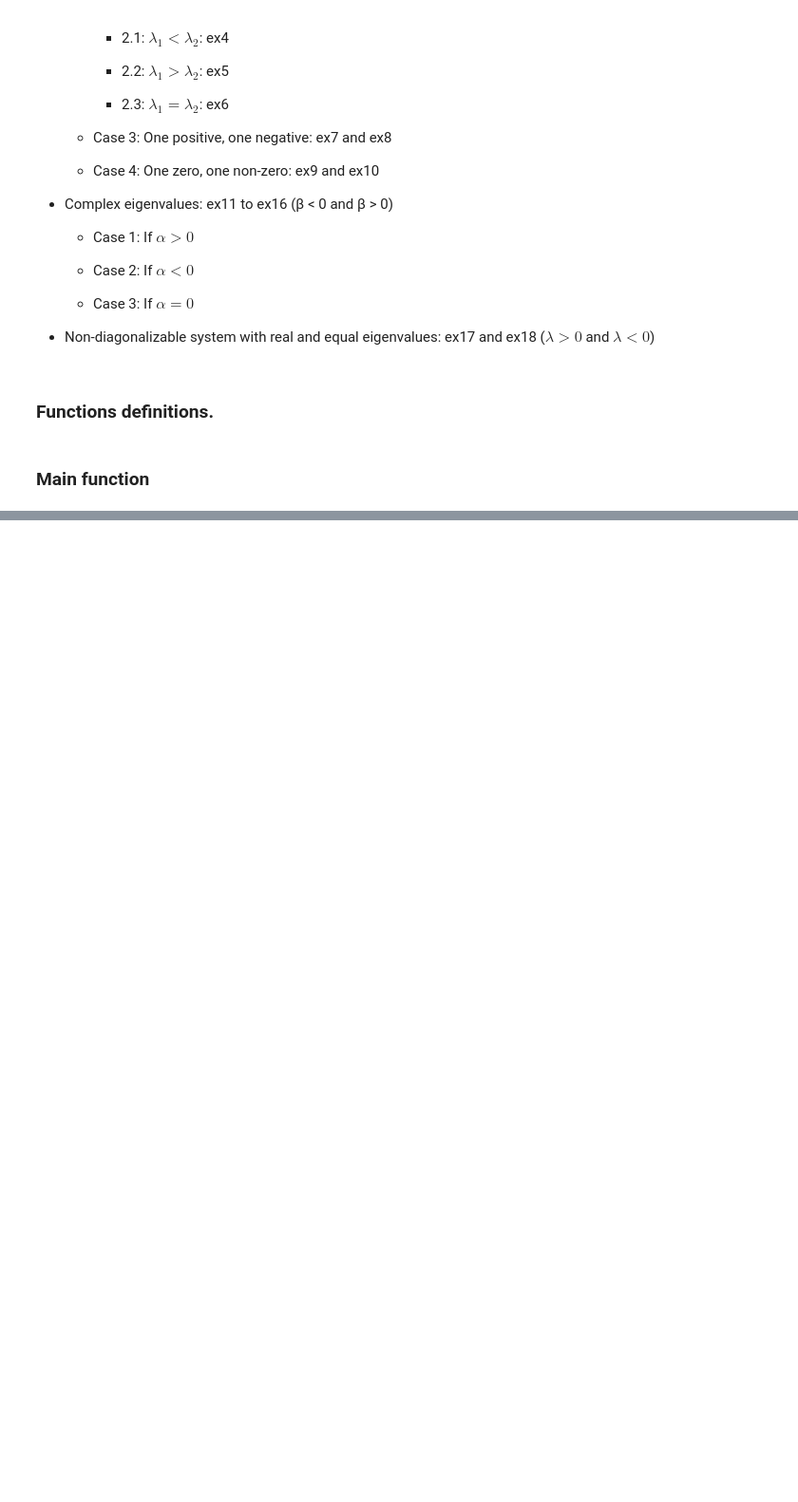
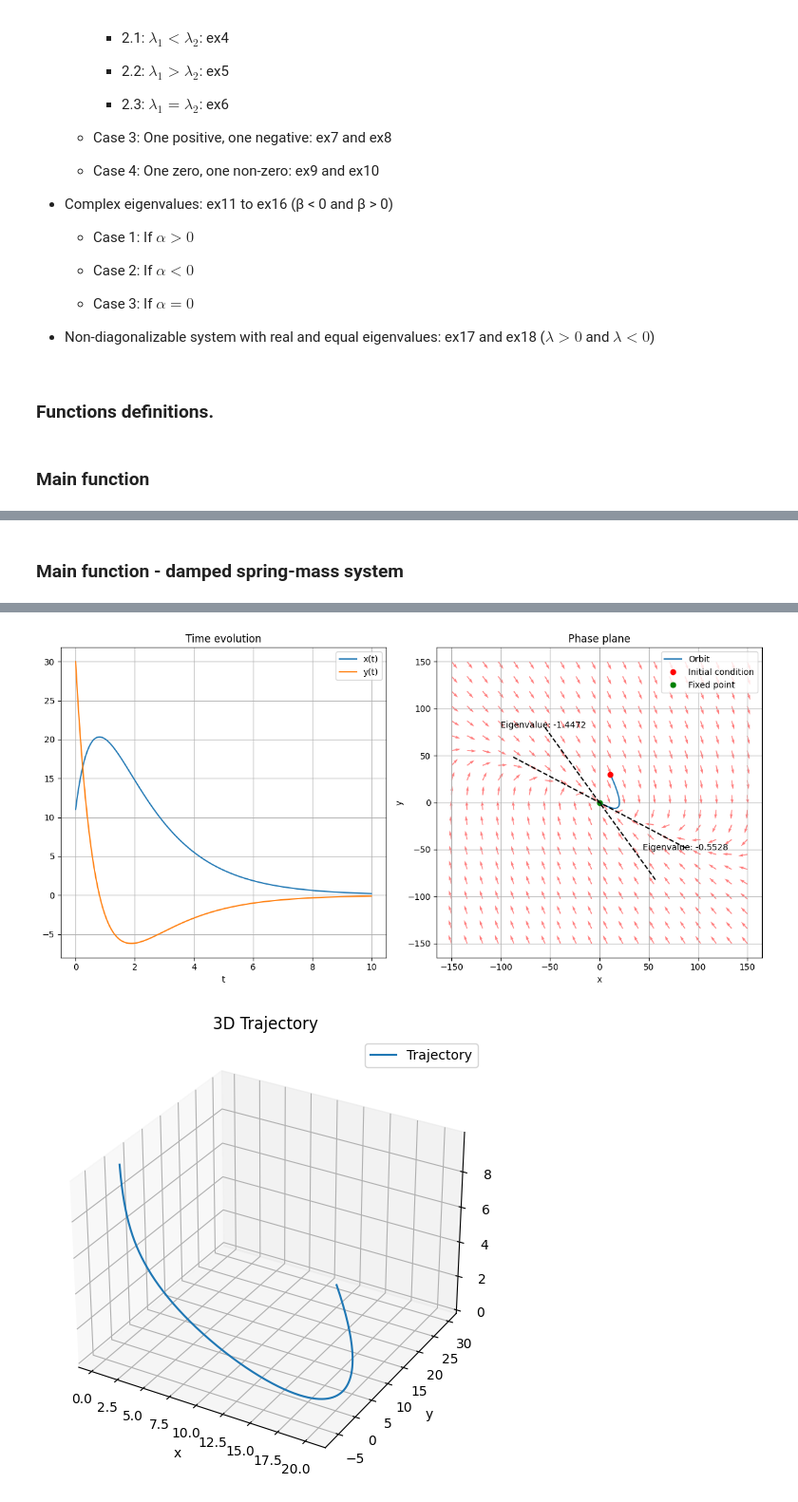
Before and after one commit to marcosgvjunior/Bidimensional-FirstOrder-Dynamical-Systems, a Jupyter notebook: BidimensionalFirstOrderODEs.ipynb, the cells around one changed output, grey strips where cells are left out. Shown at 95% size. Drawn from its saved outputs; the diff is of its cells as text; code cells hidden in the pictures; blank space fills up the shorter version.

```diff
--- a/BidimensionalFirstOrderODEs.ipynb
+++ b/BidimensionalFirstOrderODEs.ipynb
@@ -544,0 +557,67 @@ The fixed points are at x=-5e-324 and y=-5e-324
+# %% [markdown]
+### Main function -  damped spring-mass system
+# %%
+def main():
+    # Define parameter exs
+    param_exs = {
+        'overdamped': {"m": 1, "k": 0.8, "alpha": 2},  # alpha^2 > 4*m*k
+        'critically_damped': {"m": 1, "k": 0.4, "alpha": 1},  # alpha^2 = 4*m*k
+        'underdamped': {"m": 1, "k": 0.4, "alpha": 0.5},  # alpha^2 < 4*m*k
+        'undamped': {"m": 1, "k": 0.4, "alpha": 0}  # alpha = 0
+    }
+
+    # Select the parameter ex
+    selected_ex = 'overdamped'
+    m = param_exs[selected_ex]['m']
+    k = param_exs[selected_ex]['k']
+    alpha = param_exs[selected_ex]['alpha']
+
+    # checking whether the chosen parameters meet the conditions of the case
+    if selected_ex == 'overdamped' and alpha**2 <= 4*m*k:
+        raise ValueError("The chosen parameters do not satisfy the overdamped condition")
+    elif selected_ex == 'underdamped' and alpha**2 >= 4*m*k:
+        raise ValueError("The chosen parameters do not satisfy the underdamped condition")
+    elif selected_ex == 'critically_damped' and alpha**2 != 4*m*k:
+        raise ValueError("The chosen parameters do not satisfy the critically damped condition")
+    elif selected_ex == 'undamped' and alpha != 0:
+        raise ValueError("The chosen parameters do not satisfy the undamped condition")
+
+    A = np.array([[0, 1], [-k/m, -alpha/m]])
+
+    # set parameters and initial conditions
+    state0 = [11.0, 30]
+    t = np.arange(0.0, 10.0, 0.01)
+
+    # analyze the system
+    properties, stability, uniqueness = system_properties(A)
+    print('\nSystem properties:')
+    print(f"Determinant: {properties['determinant']}\n")
+    print(f"Eigenvalues: \n{np.array2string(properties['eigenvalues'], separator=', ')}\n")
+    print(f"Eigenvectors: \n{np.array2string(properties['eigenvectors'], separator=', ')}\n")
+    print(f"Diagonal matrix of eigenvalues: \n{np.array2string(properties['diagonal matrix'], separator=', ')}\n")
+    for eigenvalue, eigenspace in properties['eigen spaces'].items():
+        print(f"Eigen space for eigenvalue {eigenvalue}: \n{np.array2string(eigenspace, separator=', ')}\n")
+    print(stability)
+    print(uniqueness)
+
+    # solve the system of ODEs
+    state = solve_odes_Num(state0, t, A)
+
+    # find the fixed points
+    xf_val, yf_val = find_fixed_points_Num(A)
+    print(f"The fixed points are at x={xf_val} and y={yf_val}")
+
+    # extract the solutions
+    x_vals = state[:, 0]
+    y_vals = state[:, 1]
+
+    # plot the results
+    a, b, c, d = A[0, 0], A[0, 1], A[1, 0], A[1, 1]
+    plot_results_linear(t, x_vals, y_vals, state0[0], state0[1], xf_val, yf_val, a, b, c, d, properties['eigenvalues'], properties['eigenvectors'])
+
+    # plot the 3D trajectory
+    plot_3D_trajectory(x_vals, y_vals, t)
+
+if __name__ == "__main__":
+    main()
+# %% [output]
@@ -544,0 +641,2 @@ The fixed points are at x=-5e-324 and y=-5e-324
+[figure, added]
+[figure, added]
```
Also changed, not shown: parts of 8 cells of this notebook.
